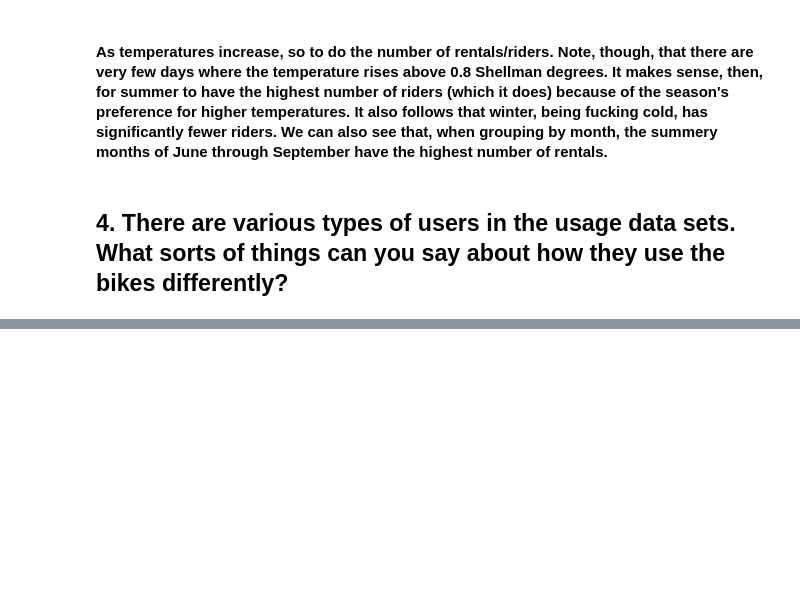
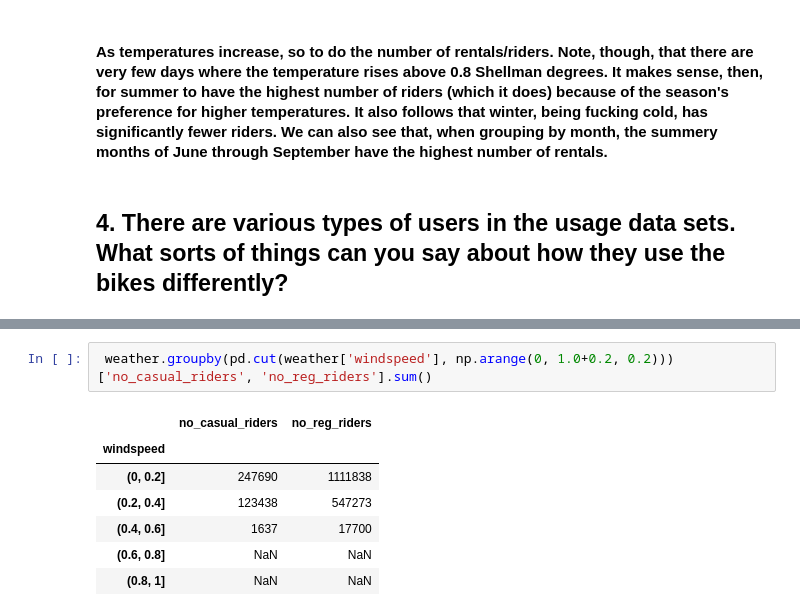
Before and after one commit to tlake/bikeshare, a Jupyter notebook: bikeshare.ipynb, the cells around one changed output, grey strips where cells are left out. Cells and saved outputs as stored; diff of their text form; blank space fills up the shorter version.

```diff
--- a/bikeshare.ipynb
+++ b/bikeshare.ipynb
@@ -278,0 +309,10 @@ Name: total_riders, dtype: int64
+# %%
+ weather.groupby(pd.cut(weather['windspeed'], np.arange(0, 1.0+0.2, 0.2)))['no_casual_riders', 'no_reg_riders'].sum()
+# %% [output]
+|  | no_casual_riders | no_reg_riders |
+| windspeed |  |  |
+| (0, 0.2] | 247690 | 1111838 |
+| (0.2, 0.4] | 123438 | 547273 |
+| (0.4, 0.6] | 1637 | 17700 |
+| (0.6, 0.8] | NaN | NaN |
+| (0.8, 1] | NaN | NaN |
```
Also changed, not shown: parts of 4 cells of this notebook.
